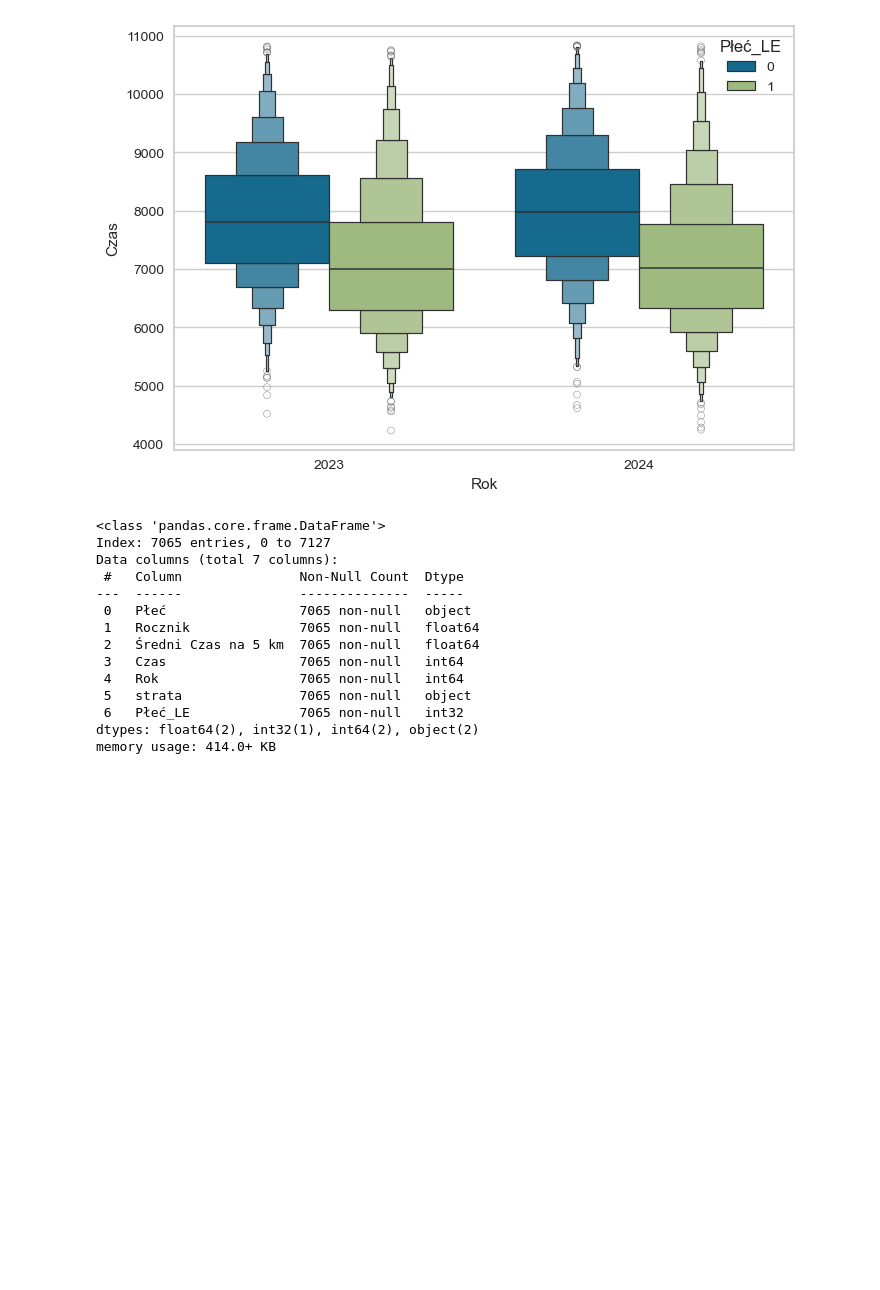
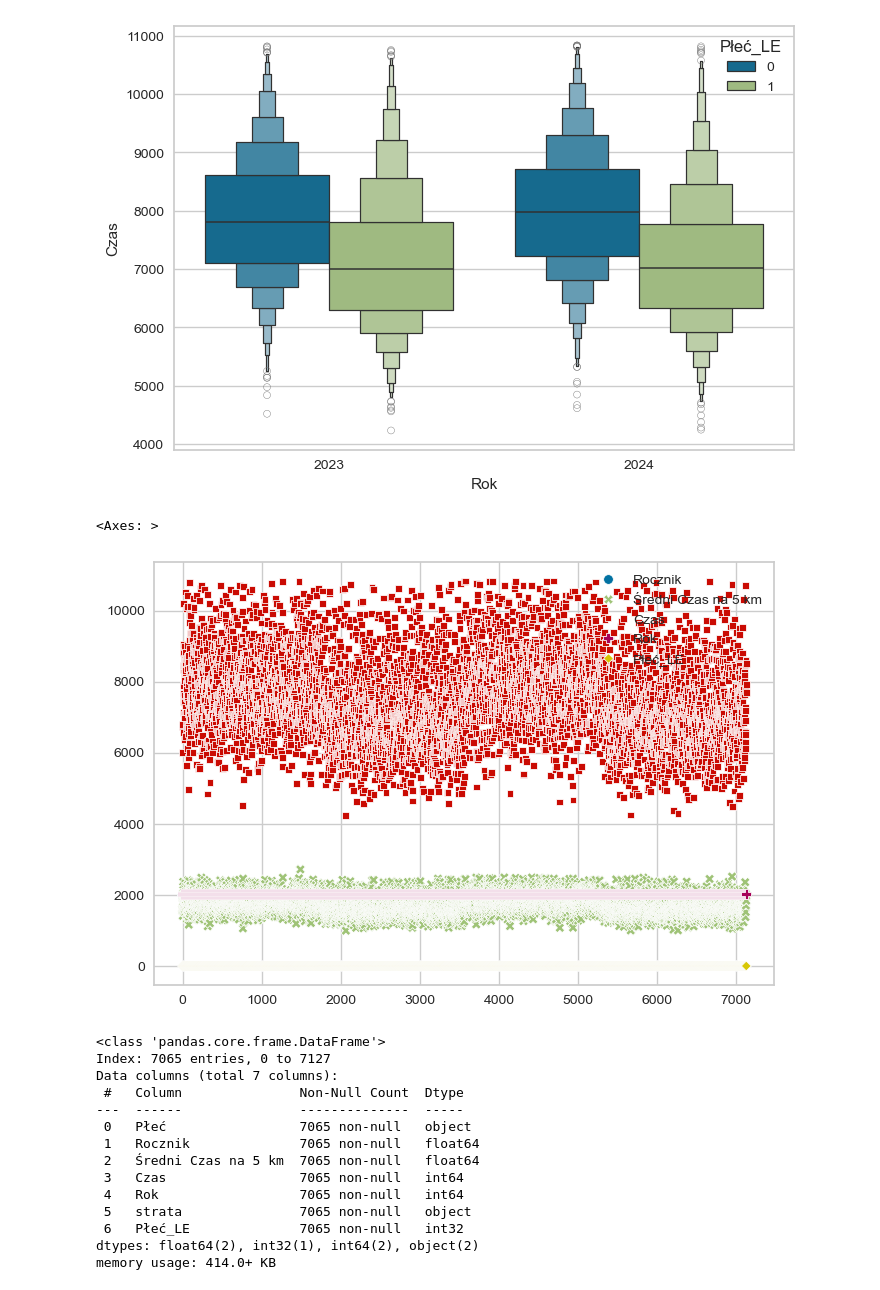
Before and after one commit to JacaP30/ZADANIEDOMOWE9, a Jupyter notebook: zadanie_domowe9.ipynb, the cells around one changed output. Saved outputs shown, nothing was run; the diff lists cells and outputs as text; code cells hidden in the pictures; blank space fills up the shorter version.

```diff
--- a/zadanie_domowe9.ipynb
+++ b/zadanie_domowe9.ipynb
@@ -226,6 +226,13 @@ sns.boxenplot( data=train_bal, x='Rok', y='Czas', hue='Płeć_LE', ax=axes)
 # %% [output]
 <Axes: xlabel='Rok', ylabel='Czas'>
 [figure]
+# %%
+fig, axes = plt.subplots()
+
+sns.scatterplot(data=train_bal, ax=axes)
+# %% [output]
+<Axes: >
+[figure, added]
 # %%
 # Standaryzacja cech numerycznych (bez targetu)
 from sklearn.preprocessing import StandardScaler
```
Also changed, not shown: parts of 7 cells of this notebook, 5 other files.
